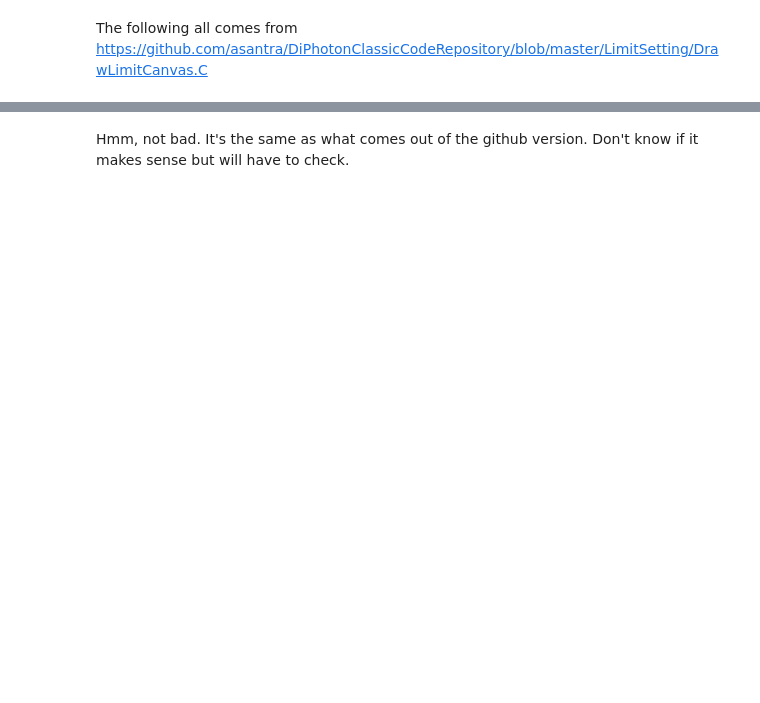
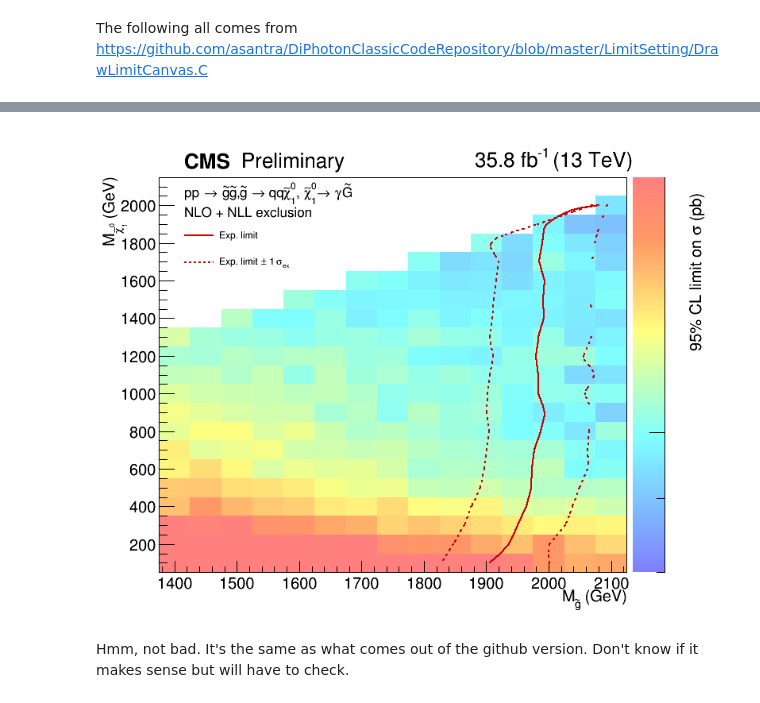
Before and after one commit to areinsvo/susydiphoton-jupyter, a Jupyter notebook: LimitSetting_T5Wg.ipynb, the cells around one changed output, grey strips where cells are left out. Drawn from its saved outputs; the diff is of its cells as text; code cells hidden in the pictures; blank space fills up the shorter version.

```diff
--- a/LimitSetting_T5Wg.ipynb
+++ b/LimitSetting_T5Wg.ipynb
@@ -294,7 +311,7 @@ def MakeLimitGraph(h):
     n = 0
     m = 19
 
-    for i in range(1, m+1):
+    for i in range(1, h.GetNbinsY()+1):
 
         x = 0.0
         y = h.GetYaxis().GetBinCenter(i)
@@ -327,10 +344,7 @@ def ScaleLimit(h, s, scaleByXSec, sigma):
             r = h_new.GetBinContent(i, j)
             foundM = False
 
-            if m == 1487.5:
-                m = 1500.0
-
-            with open('./SusyCrossSections13TevGluGlu.txt') as f_xSec:
+            with open('./SusyCrossSections13TeVGluGlu.txt') as f_xSec:
                 for line in f_xSec:
 
                     l = line.split()
@@ -379,15 +391,25 @@ IOError: [Errno 2] No such file or directory: './SusyCrossSections13TevGluGlu.tx
 # %%
 h_xSecLimit.GetXaxis().SetTitle('M_{#tilde{g}} (GeV)')
-h_xSecLimit.GetYaxis().SetTitle('M_{#tilde{#chi}_{1}^{0}} (GeV)  ')
+h_xSecLimit.GetXaxis().SetTitleOffset(1.0)
+
+h_xSecLimit.GetYaxis().SetTitle('M_{#tilde{#chi}_{1}^{0}} (GeV)')
+h_xSecLimit.GetYaxis().SetTitleOffset(1.25)
+
 h_xSecLimit.GetZaxis().SetLabelOffset(-0.003)
-h_xSecLimit.GetZaxis().SetLabelSize(0.03)
+h_xSecLimit.GetZaxis().SetLabelOffset(1)
+h_xSecLimit.GetZaxis().SetLabelSize(0.02)
 h_xSecLimit.GetZaxis().SetTitleOffset(0.9)
-h_xSecLimit.GetZaxis().SetLabelSize(0.04)
-h_xSecLimit.GetZaxis().SetTitle('95% CL limit on #sigma (pb)    ')
+h_xSecLimit.GetZaxis().SetTitle('95% CL limit on #sigma (pb)   ')
+h_xSecLimit.GetZaxis().SetRangeUser(0.0008, 0.0015)
+
 h_xSecLimit.SetContour(255)
-h_xSecLimit.GetZaxis().SetRangeUser(0.004, 0.007)
 h_xSecLimit.SetTitle('')
+h_xSecLimit.SetStats(False)
 h_xSecLimit.Draw('colz')
+
+palette = h_xSecLimit.GetListOfFunctions().FindObject("palette");
+palette.SetX1NDC(0.85)
+palette.SetX2NDC(0.9)
 
 g_expectedLimit.SetLineColor(ROOT.kRed+1)
 g_expectedLimit.SetLineWidth(2)
@@ -397,58 +419,59 @@ g_expectedLimitLow.SetLineColor(ROOT.kRed+1)
 g_expectedLimitLow.SetLineStyle(2)
 g_expectedLimitLow.SetLineWidth(2)
 g_expectedLimitLow.Draw('C same')
 
 g_expectedLimitHigh.SetLineColor(ROOT.kRed+1)
 g_expectedLimitHigh.SetLineStyle(2)
 g_expectedLimitHigh.SetLineWidth(2)
 g_expectedLimitHigh.Draw('C same')
 
 g_observedLimit.SetLineWidth(2)
-g_observedLimit.Draw('C same')
+#g_observedLimit.Draw('C same')
 
 g_observedLimitLow.SetLineStyle(2)
 g_observedLimitLow.SetLineWidth(2)
-g_observedLimitLow.Draw('C same')
+#g_observedLimitLow.Draw('C same')
 
 g_observedLimitHigh.SetLineStyle(2)
 g_observedLimitHigh.SetLineWidth(2)
-g_observedLimitHigh.Draw('C same')
-
-le_limit = ROOT.TLegend(0.19, 0.72, 0.48, 0.84)
-le_limit.SetFillStyle(0)
-le_limit.SetLineColor(ROOT.kWhite)
-le_limit.SetTextSize(0.0325)
-le_limit.SetTextFont(42)
-le_limit.AddEntry(g_observedLimit, 'Obs. limit', 'l')
-le_limit.AddEntry(g_observedLimitLow, 'Obs. limit #pm 1 #sigma_{th}','l')
-le_limit.AddEntry(g_expectedLimit, 'Exp. limit', 'l')
-le_limit.AddEntry(g_expectedLimitLow, 'Exp. limit #pm 1 #sigma_{ex}','l')
-le_limit.Draw('same');
+#g_observedLimitHigh.Draw('C same')
 
 la_limit = ROOT.TLatex()
 la_limit.SetNDC()
 
 la_limit.SetTextAlign(13)
 la_limit.SetTextSize(0.044)
-la_limit.SetTextFont(42)
-la_limit.DrawLatex(0.6, 0.998, '2.3 fb^{-1} (13 TeV)')
+la_limit.SetTextFont(62)
+la_limit.DrawLatex(0.14, 0.95, 'CMS')
 
-la_limit.SetTextAlign(11)
-la_limit.SetTextSize(0.044)
-la_limit.SetTextFont(62)
-la_limit.DrawLatex(0.2, 0.96, 'CMS')
-
-la_limit.SetTextAlign(11)
+la_limit.SetTextAlign(13)
 la_limit.SetTextSize(0.044)
 la_limit.SetTextFont(42)
-la_limit.DrawLatex(0.3, 0.96, 'Preliminary')
+la_limit.DrawLatex(0.23, 0.95, 'Preliminary')
 
-la_limit.SetTextSize(0.04)
+la_limit.SetTextAlign(13)
+la_limit.SetTextSize(0.044)
 la_limit.SetTextFont(42)
-la_limit.DrawLatex(0.2, 0.9, 'pp #rightarrow #tilde{g}#tilde{g}, #tilde{g} #rightarrow qq#tilde{#chi}_{1}^{0}, #tilde{#chi}_{1}^{0} #rightarrow #gamma#tilde{G}')
+la_limit.DrawLatex(0.6, 0.96, '35.8 fb^{-1} (13 TeV)')
 
-la_limit.DrawLatex(0.2, 0.85, 'NLO + NLL exclusion')
+la_limit.SetTextSize(0.03)
+la_limit.SetTextFont(42)
+la_limit.DrawLatex(0.14, 0.89, 'pp #rightarrow #tilde{g}#tilde{g},#tilde{g} #rightarrow qq#tilde{#chi}_{1}^{0}, #tilde{#chi}_{1}^{0}#rightarrow #gamma#tilde{G}')
+la_limit.DrawLatex(0.14, 0.84, 'NLO + NLL exclusion')
+
+le_limit = ROOT.TLegend(0.13, 0.81, 0.39, 0.7)
+le_limit.SetFillStyle(0)
+le_limit.SetLineColor(ROOT.kWhite)
+le_limit.SetTextSize(0.02)
+le_limit.SetTextFont(42)
+#le_limit.AddEntry(g_observedLimit, 'Obs. limit', 'l')
+#le_limit.AddEntry(g_observedLimitLow, 'Obs. limit #pm 1 #sigma_{th}','l')
+le_limit.AddEntry(g_expectedLimit, 'Exp. limit', 'l')
+le_limit.AddEntry(g_expectedLimitLow, 'Exp. limit #pm 1 #sigma_{ex}','l')
+le_limit.Draw('same');
 
 c_limit.Draw()
+# %% [output]
+[figure, added]
 # %% [markdown]
 Hmm, not bad. It's the same as what comes out of the github version. Don't know if it makes sense but will have to check.
```
Also changed, not shown: parts of 8 cells of this notebook.
